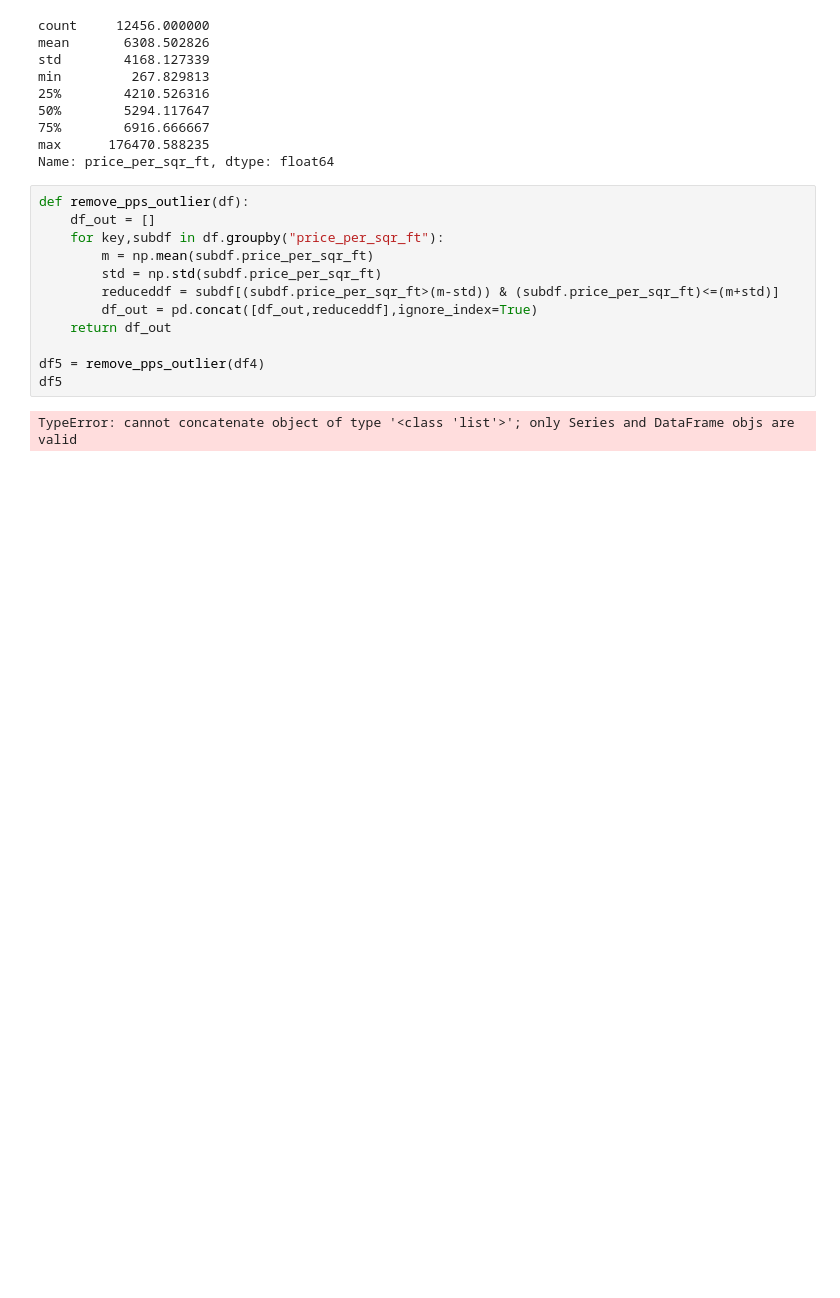
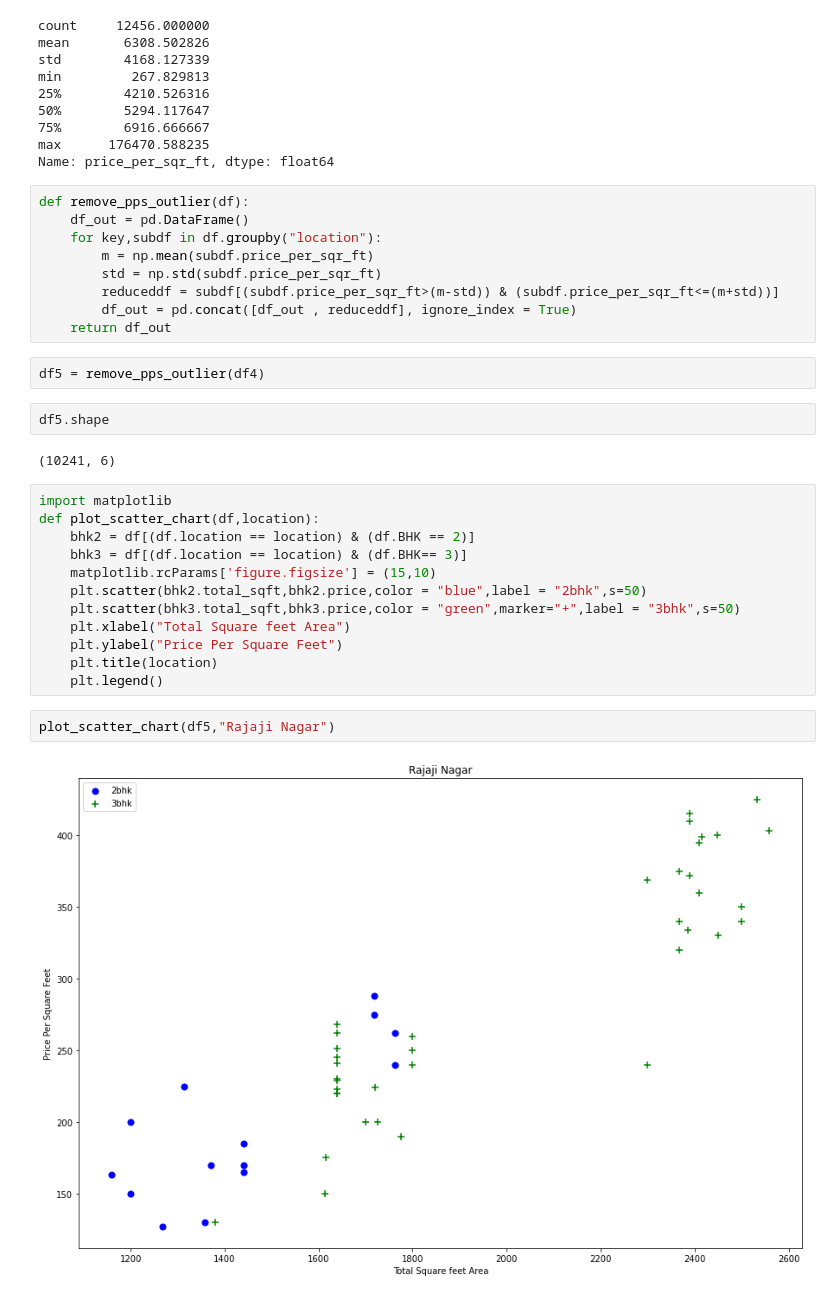
Before and after one commit to zerouchi/HousePricePredictionModel, a Jupyter notebook: pricePredictionModel.ipynb, the cells around one changed output. Drawn from its saved outputs; the diff is of its cells as text; blank space fills up the shorter version.

```diff
--- a/pricePredictionModel.ipynb
+++ b/pricePredictionModel.ipynb
@@ -236,15 +240,32 @@ max      176470.588235
 Name: price_per_sqr_ft, dtype: float64
 # %%
 def remove_pps_outlier(df):
-    df_out = []
-    for key,subdf in df.groupby("price_per_sqr_ft"):
+    df_out = pd.DataFrame()
+    for key,subdf in df.groupby("location"):
         m = np.mean(subdf.price_per_sqr_ft)
         std = np.std(subdf.price_per_sqr_ft)
-        reduceddf = subdf[(subdf.price_per_sqr_ft>(m-std)) & (subdf.price_per_sqr_ft)<=(m+std)]
-        df_out = pd.concat([df_out,reduceddf],ignore_index=True)
+        reduceddf = subdf[(subdf.price_per_sqr_ft>(m-std)) & (subdf.price_per_sqr_ft<=(m+std))]
+        df_out = pd.concat([df_out , reduceddf], ignore_index = True)
     return df_out
-
-df5 = remove_pps_outlier(df4)
-df5
-# %% [output]
-TypeError: cannot concatenate object of type '<class 'list'>'; only Series and DataFrame objs are valid
+# %%
+df5 = remove_pps_outlier(df4)
+# %%
+df5.shape
+# %% [output]
+(10241, 6)
+# %%
+import matplotlib
+def plot_scatter_chart(df,location):
+    bhk2 = df[(df.location == location) & (df.BHK == 2)]
+    bhk3 = df[(df.location == location) & (df.BHK== 3)]
+    matplotlib.rcParams['figure.figsize'] = (15,10)
+    plt.scatter(bhk2.total_sqft,bhk2.price,color = "blue",label = "2bhk",s=50)
+    plt.scatter(bhk3.total_sqft,bhk3.price,color = "green",marker="+",label = "3bhk",s=50)
+    plt.xlabel("Total Square feet Area")
+    plt.ylabel("Price Per Square Feet")
+    plt.title(location)
+    plt.legend()
+# %%
+plot_scatter_chart(df5,"Rajaji Nagar")
+# %% [output]
+[figure, added]
```
Also changed, not shown: parts of 23 cells of this notebook.
